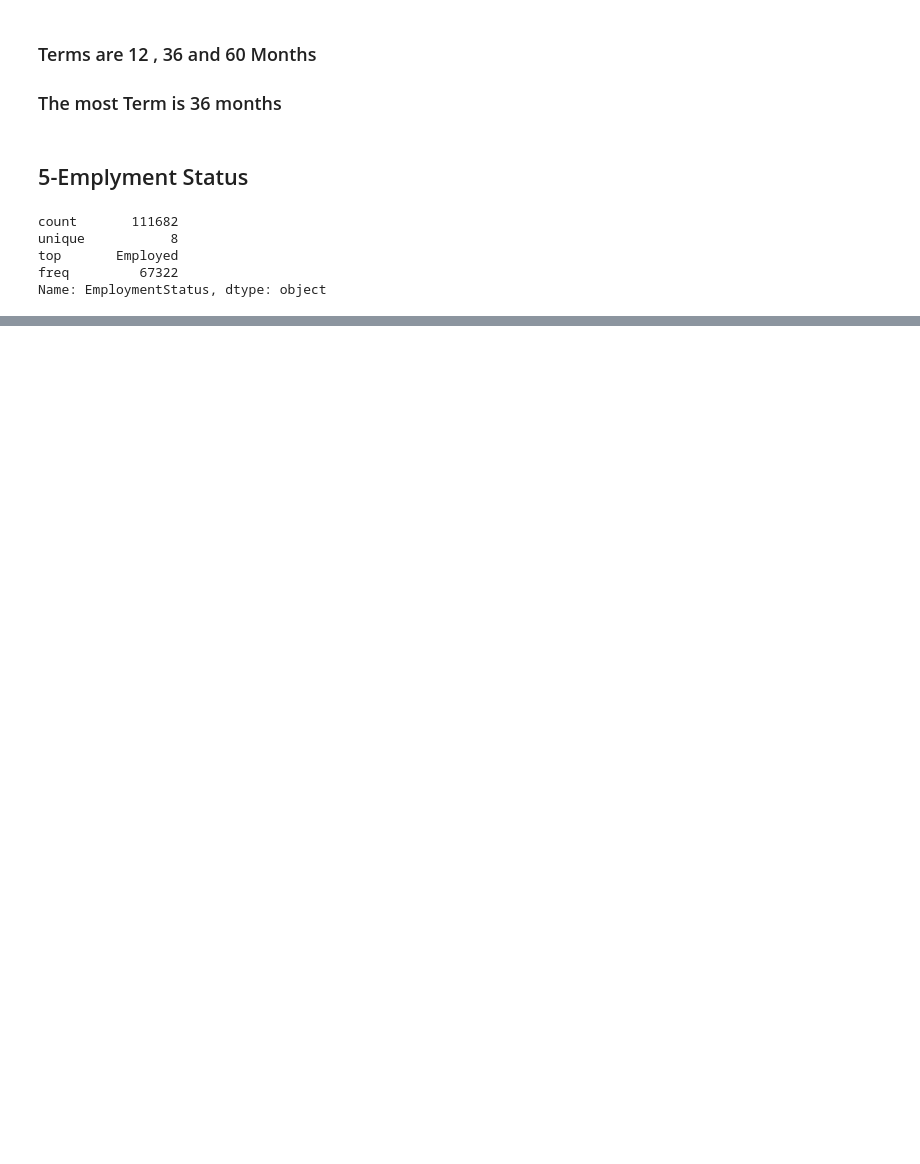
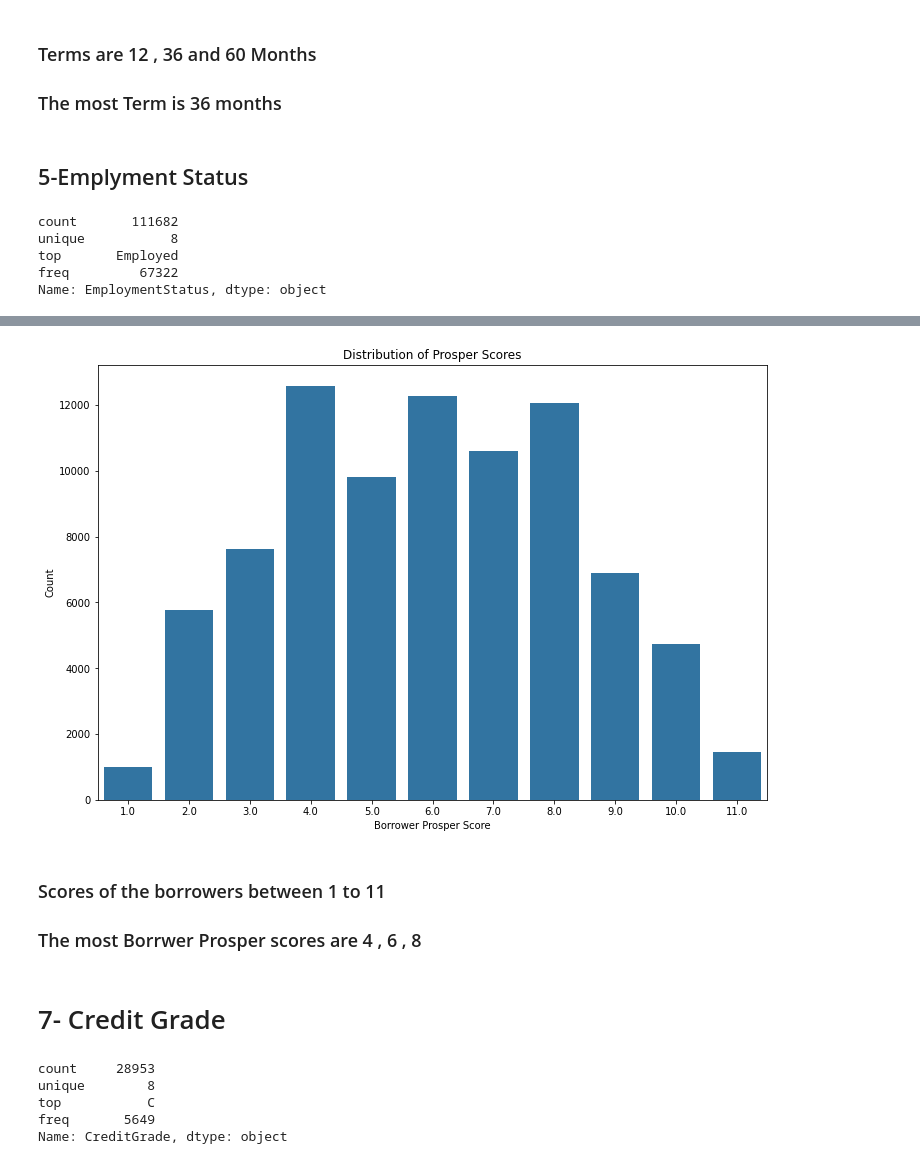
Before and after one commit to Mohamed-Salem-Ali/Data-Visualization-Prosper-Loan, a Jupyter notebook: Propser Loan Data Exploration .ipynb, the cells around one changed output, grey strips where cells are left out. Saved outputs shown, nothing was run; the diff lists cells and outputs as text; code cells hidden in the pictures; blank space fills up the shorter version.

```diff
--- a/Propser Loan Data Exploration .ipynb
+++ b/Propser Loan Data Exploration .ipynb
@@ -228,0 +283,22 @@ Name: ProsperScore, Length: 113937, dtype: float64
+# %%
+plt.figure(figsize=[12,8])
+sb.countplot(data=df , x = 'ProsperScore' , color=sb.color_palette()[0])
+plt.xlabel('Borrower Prosper Score')
+plt.ylabel('Count')
+plt.title('Distribution of Prosper Scores');
+# %% [output]
+[figure, added]
+# %% [markdown]
+### Scores of the borrowers between 1 to 11
+### The most Borrwer Prosper scores are 4 , 6 , 8
+# %% [markdown]
+# 7- Credit Grade
+# %%
+CG = df.CreditGrade
+CG.describe()
+# %% [output]
+count     28953
+unique        8
+top           C
+freq       5649
+Name: CreditGrade, dtype: object
```
Also changed, not shown: parts of 82 cells of this notebook, 2 other files.
